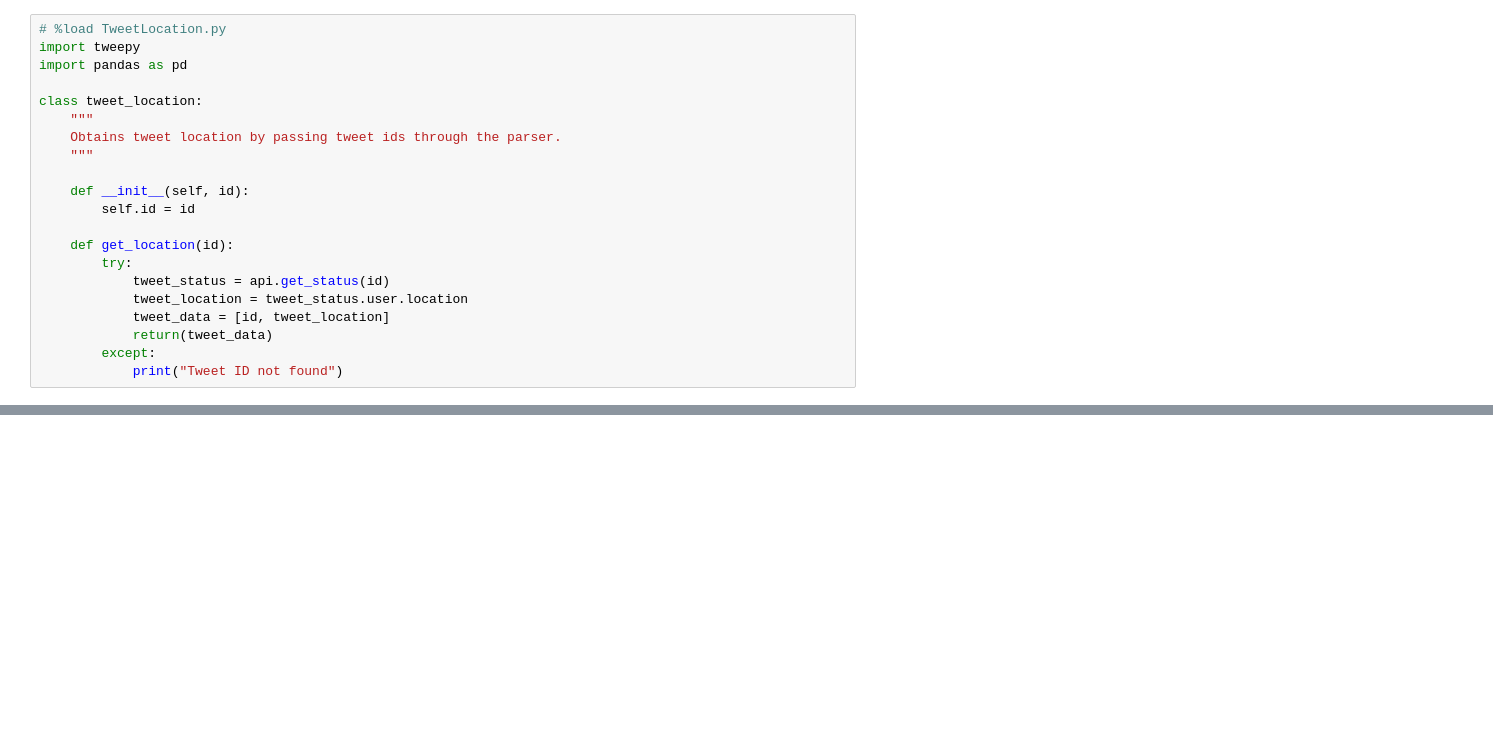
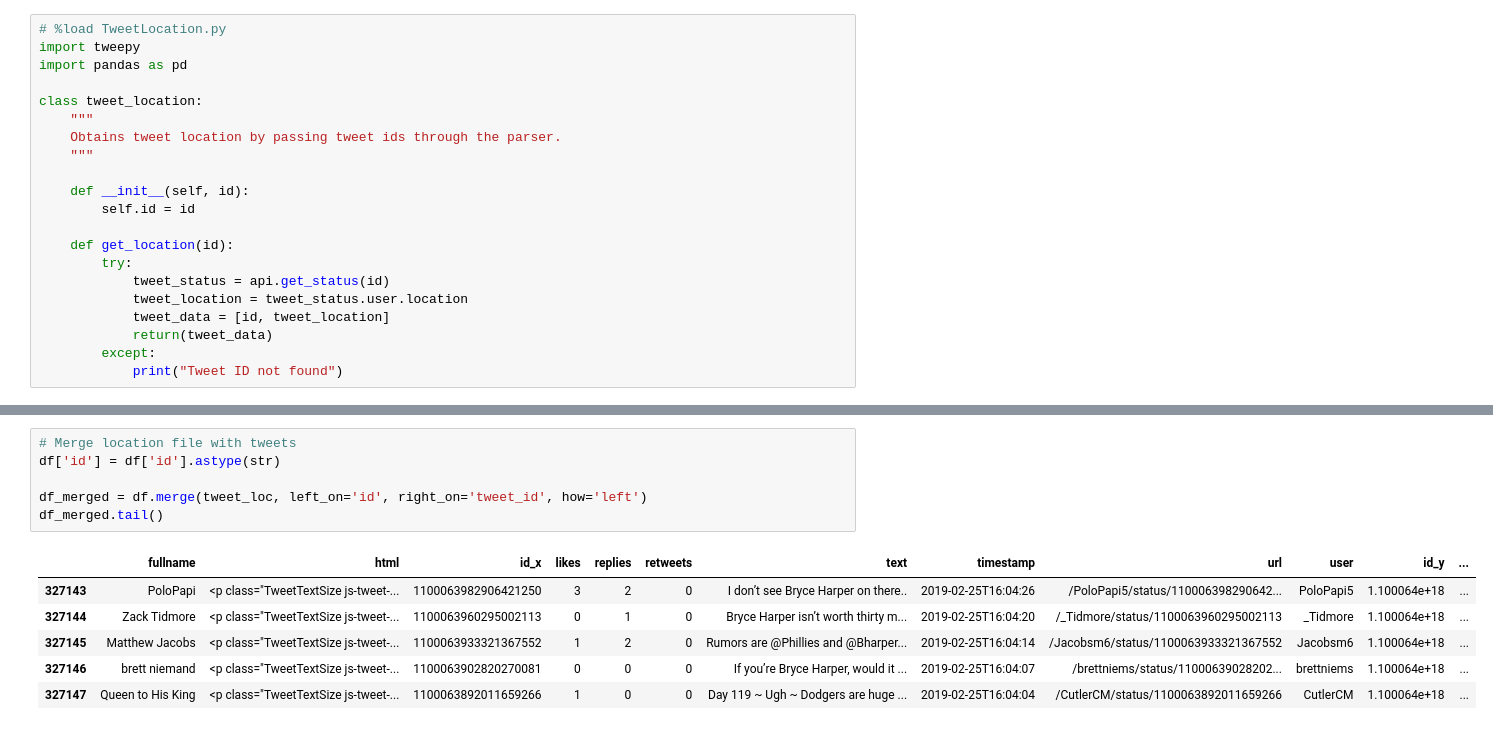
Before and after one commit to MartnAR/IST736, a Jupyter notebook: Project/Alonso_Project_Harper_Tweets.ipynb, the cells around one changed output, grey strips where cells are left out. Drawn from its saved outputs; the diff is of its cells as text; blank space fills up the shorter version.

```diff
--- a/Project/Alonso_Project_Harper_Tweets.ipynb
+++ b/Project/Alonso_Project_Harper_Tweets.ipynb
@@ -99,0 +93,13 @@ Running chunk 1 of 250
+# %%
+# Merge location file with tweets
+df['id'] = df['id'].astype(str)
+
+df_merged = df.merge(tweet_loc, left_on='id', right_on='tweet_id', how='left')
+df_merged.tail()
+# %% [output]
+|  | fullname | html | id_x | likes | replies | retweets | text | timestamp | url | user | id_y | ... |
+| 327143 | PoloPapi | <p class="TweetTextSize js-tweet-... | 1100063982906421250 | 3 | 2 | 0 | I don’t see Bryce Harper on there.. | 2019-02-25T16:04:26 | /PoloPapi5/status/110006398290642... | PoloPapi5 | 1.100064e+18 | ... |
+| 327144 | Zack Tidmore | <p class="TweetTextSize js-tweet-... | 1100063960295002113 | 0 | 1 | 0 | Bryce Harper isn’t worth thirty m... | 2019-02-25T16:04:20 | /_Tidmore/status/1100063960295002113 | _Tidmore | 1.100064e+18 | ... |
+| 327145 | Matthew Jacobs | <p class="TweetTextSize js-tweet-... | 1100063933321367552 | 1 | 2 | 0 | Rumors are @Phillies and @Bharper... | 2019-02-25T16:04:14 | /Jacobsm6/status/1100063933321367552 | Jacobsm6 | 1.100064e+18 | ... |
+| 327146 | brett niemand | <p class="TweetTextSize js-tweet-... | 1100063902820270081 | 0 | 0 | 0 | If you’re Bryce Harper, would it ... | 2019-02-25T16:04:07 | /brettniems/status/11000639028202... | brettniems | 1.100064e+18 | ... |
+| 327147 | Queen to His King | <p class="TweetTextSize js-tweet-... | 1100063892011659266 | 1 | 0 | 0 | Day 119 ~ Ugh ~ Dodgers are huge ... | 2019-02-25T16:04:04 | /CutlerCM/status/1100063892011659266 | CutlerCM | 1.100064e+18 | ... |
```
Also changed, not shown: parts of 6 cells of this notebook, 14 other files.
